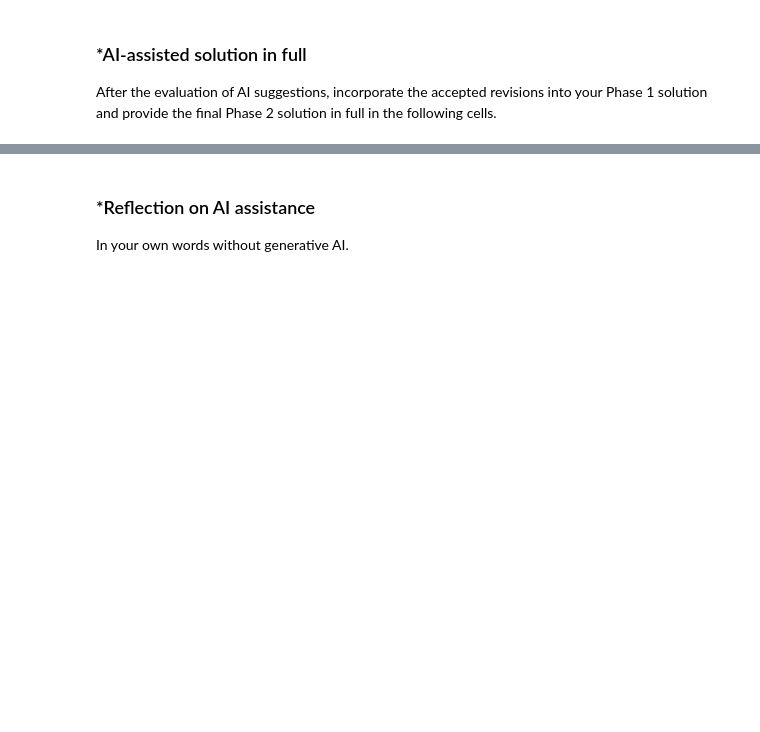
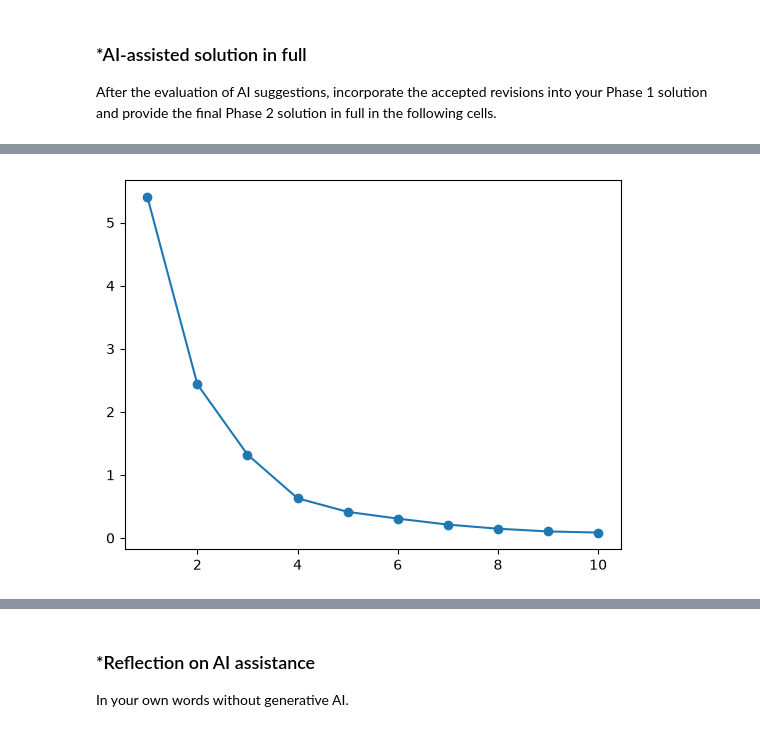
Before and after one commit to riyanippani/A04-clustering, a Jupyter notebook: notebook.ipynb, the cells around one changed output, grey strips where cells are left out. Cells and saved outputs as stored; diff of their text form; code cells hidden in the pictures; blank space fills up the shorter version.

```diff
--- a/notebook.ipynb
+++ b/notebook.ipynb
@@ -323,0 +401,92 @@ After the evaluation of AI suggestions, incorporate the accepted revisions into
+# %%
+from sklearn.preprocessing import MinMaxScaler
+
+# part 1
+
+df = pd.read_csv("./data/SIPRI Military Expenditure Database.csv")
+df = df[df["Year"] == 2020].dropna() # filter year and missing values
+
+cols = ["Spending (2020 USD)", "Spending per Capita",
+        "Percent of Government Spending", "Percent of GDP"]
+
+print(len(df))
+print(df[cols].describe())
+
+
+# part 2
+
+c = cols[:2]
+x = MinMaxScaler().fit_transform(df[c]) # normalize data
+
+s = []
+for k in range(1, 11):
+    m = KMeans(n_clusters=k, random_state=1, n_init=10)
+    m.fit(x)
+    s.append(m.inertia_) # store inertia
+
+plt.plot(range(1, 11), s, marker='o')
+plt.show()
+
+k = 3 # adjust based on elbow
+df["cluster"] = KMeans(n_clusters=k, random_state=1, n_init=10).fit_predict(x)
+
+plt.scatter(df[c[0]], df[c[1]], c=df["cluster"]) # color by cluster
+plt.xlabel(c[0])
+plt.ylabel(c[1])
+plt.show()
+
+print(df.groupby("cluster")[c].describe())
+print(df[df["Country"] == "United States of America"][["Country", "cluster"]])
+
+# part 3
+
+c = cols[2:]
+x = MinMaxScaler().fit_transform(df[c])
+
+s = []
+for k in range(1, 11):
+    m = KMeans(n_clusters=k, random_state=1, n_init=10)
+    m.fit(x)
+    s.append(m.inertia_)
+
+plt.plot(range(1, 11), s, marker='o')
+plt.show()
+
+k = 3 # adjust based on elbow
+df["cluster"] = KMeans(n_clusters=k, random_state=1, n_init=10).fit_predict(x)
+
+plt.scatter(df[c[0]], df[c[1]], c=df["cluster"])
+plt.xlabel(c[0])
+plt.ylabel(c[1])
+plt.show()
+
+print(df.groupby("cluster")[c].describe())
+
+
+# part 4
+
+c = cols
+x = MinMaxScaler().fit_transform(df[c])
+
+s = []
+for k in range(1, 11):
+    m = KMeans(n_clusters=k, random_state=1, n_init=10)
+    m.fit(x)
+    s.append(m.inertia_)
+
+plt.plot(range(1, 11), s, marker='o')
+plt.show()
+
+k = 3 # adjust based on elbow
+df["cluster"] = KMeans(n_clusters=k, random_state=1, n_init=10).fit_predict(x)
+
+print(df.groupby("cluster")[c].describe())
+
+#Explanations:
+
+#Part 1: After removing missing values and filtering for 2020, 148 countries remained. No further cleaning was needed.
+#Part 2: The elbow is around k=3 to k=4. Most countries are in one cluster, 21 have higher spending , and one outlier has every high total spending.
+#Part 3: The elbow is less clear, but k=3 works. Countries are grouped by low, medium, and high military spending percentages rather than total spending.
+#Part 4: Using all four variables changes the clusters. Most countries remain grouped together, while smaller groups have higher spending percentages
+#Part 5: K-means helped show different miliktary spending patterns, but outliers and overlapping clusters made some results harder to interpret.
+# %% [output]
@@ -323,0 +513 @@ After the evaluation of AI suggestions, incorporate the accepted revisions into
+[figure, added]
```
Also changed, not shown: parts of 9 cells of this notebook.
